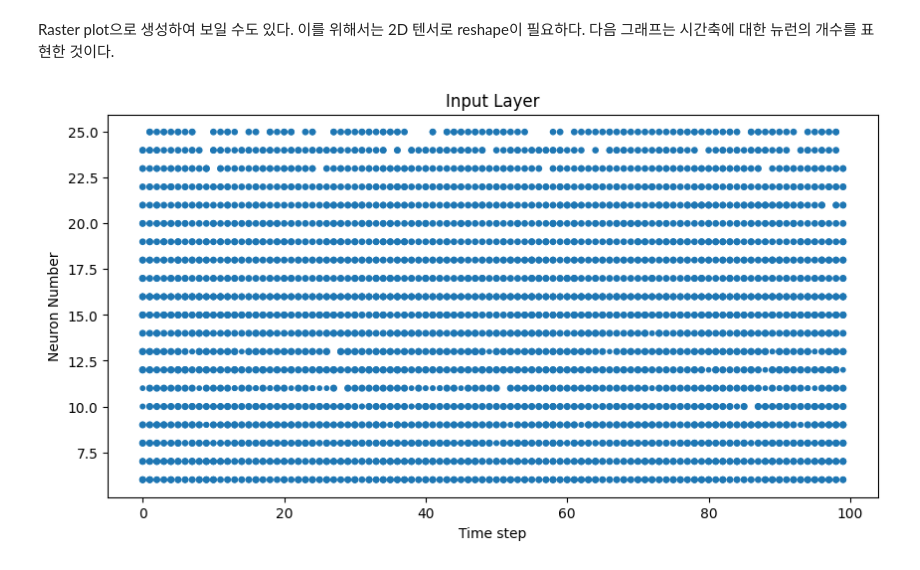
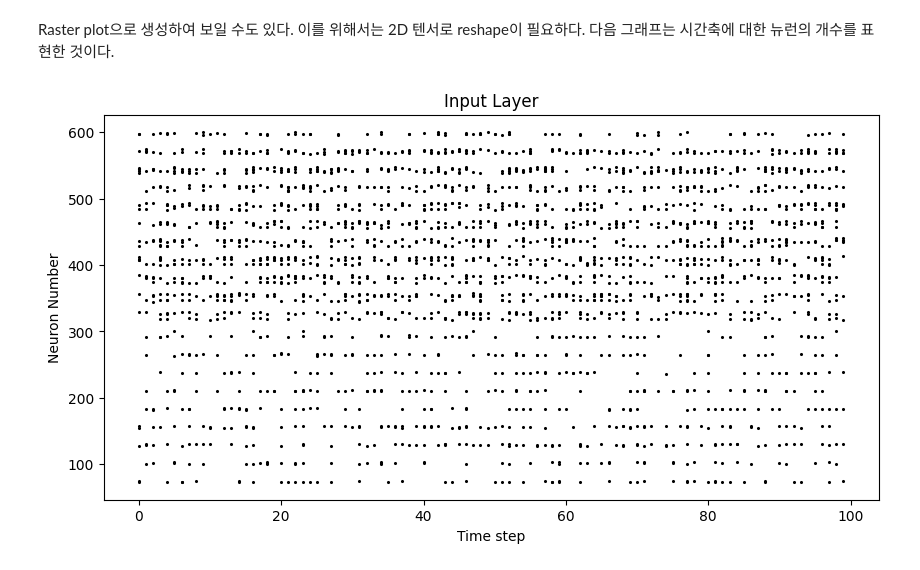
Before and after one commit to msjun23/SNN-Torch-Practice, a Jupyter notebook: Tutorial/SpikeEncoding.ipynb, the cells around one changed output. Saved outputs shown, nothing was run; the diff lists cells and outputs as text; code cells hidden in the pictures.

Commit message:
Update SpikeEncoding

```diff
--- a/Tutorial/SpikeEncoding.ipynb
+++ b/Tutorial/SpikeEncoding.ipynb
@@ -180,16 +180,16 @@ plt.show()
 Raster plot으로 생성하여 보일 수도 있다. 이를 위해서는 2D 텐서로 reshape이 필요하다. 다음 그래프는 시간축에 대한 뉴런의 개수를 표현한 것이다.
 # %%
 # Reshape
-spike_data_sample2 = spike_data_sample.reshape((num_steps, -1))
+spike_data_sample2 = spike_data_sample2.reshape((num_steps, -1))
 
 # raster plot
 fig = plt.figure(facecolor="w", figsize=(10, 5))
 ax = fig.add_subplot(111)
-splt.raster(spike_data_sample, ax)
+splt.raster(spike_data_sample2, ax, s=1.5, c="black")
 
 plt.title("Input Layer")
 plt.xlabel("Time step")
 plt.ylabel("Neuron Number")
 plt.show()
 # %% [output]
-[figure, old version]
+[figure, new version]
```
Also changed, not shown: parts of 1 cell of this notebook.
